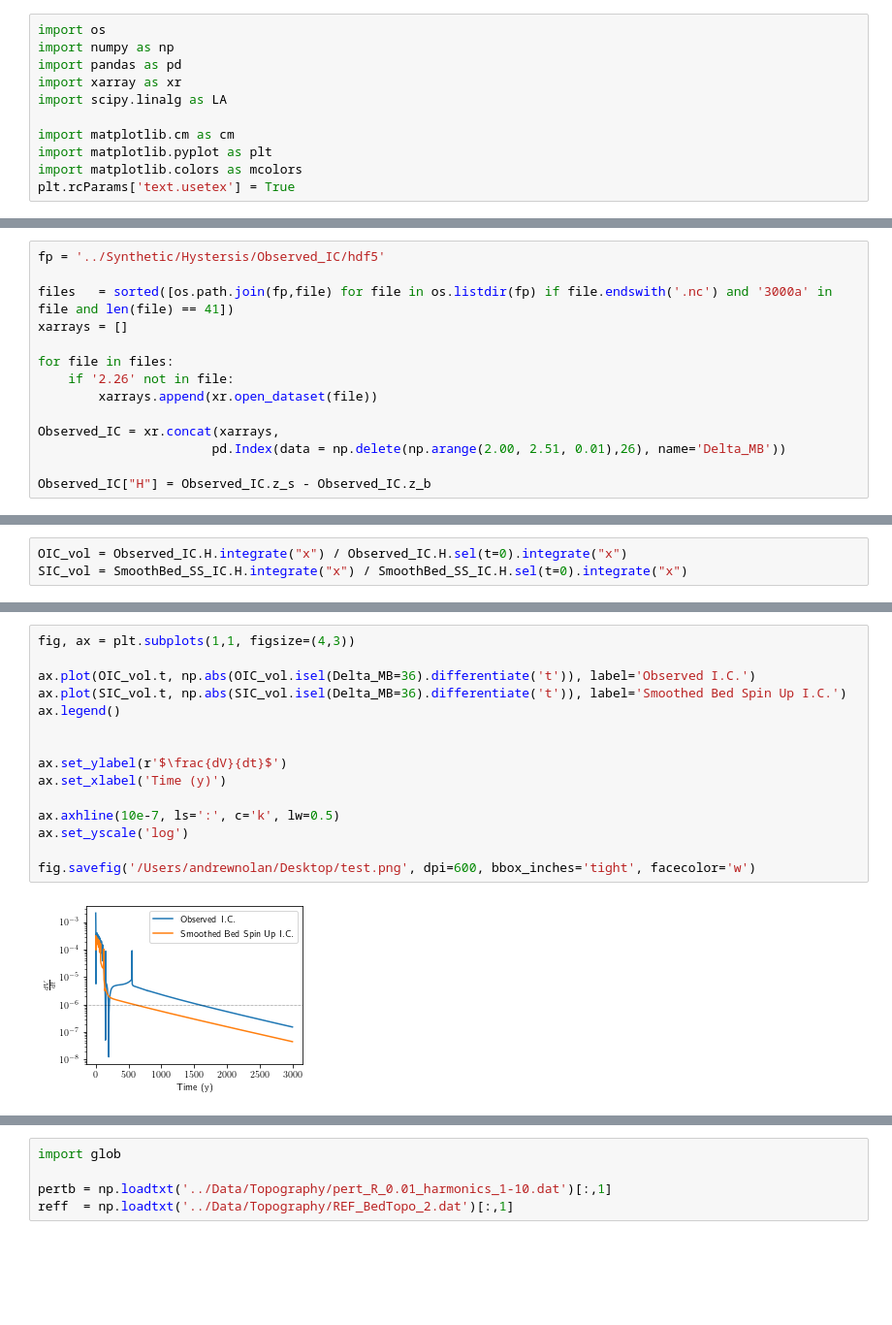
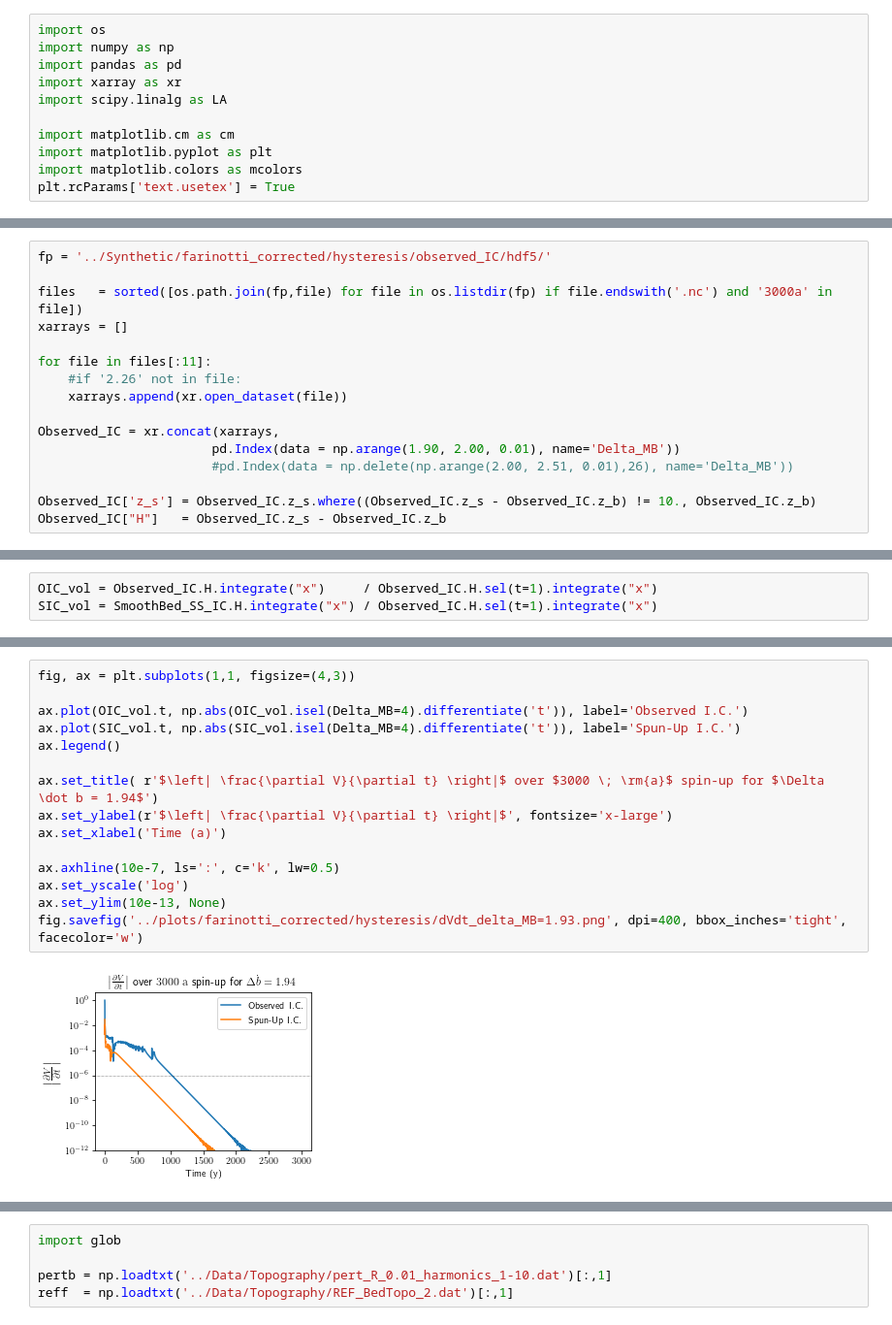
Before and after one commit to andrewdnolan/Harmonic_Beds, a Jupyter notebook: Notebooks/Hysterisis.ipynb, the cells around one changed output, grey strips where cells are left out. Shown at 97% size. Saved outputs shown, nothing was run; the diff lists cells and outputs as text; blank space fills up the shorter version.

```diff
--- a/Notebooks/Hysterisis.ipynb
+++ b/Notebooks/Hysterisis.ipynb
@@ -26,14 +28,16 @@ SmoothBed_SS_IC["H"] = SmoothBed_SS_IC.z_s - SmoothBed_SS_IC.z_b
 # %%
-fp = '../Synthetic/Hystersis/Observed_IC/hdf5'
+fp = '../Synthetic/farinotti_corrected/hysteresis/observed_IC/hdf5/'
 
-files   = sorted([os.path.join(fp,file) for file in os.listdir(fp) if file.endswith('.nc') and '3000a' in file and len(file) == 41])
+files   = sorted([os.path.join(fp,file) for file in os.listdir(fp) if file.endswith('.nc') and '3000a' in file])
 xarrays = []
 
-for file in files:
-    if '2.26' not in file:
-        xarrays.append(xr.open_dataset(file))
+for file in files[:11]:
+    #if '2.26' not in file:
+    xarrays.append(xr.open_dataset(file))
 
 Observed_IC = xr.concat(xarrays,
-                       pd.Index(data = np.delete(np.arange(2.00, 2.51, 0.01),26), name='Delta_MB'))
+                       pd.Index(data = np.arange(1.90, 2.00, 0.01), name='Delta_MB'))
+                       #pd.Index(data = np.delete(np.arange(2.00, 2.51, 0.01),26), name='Delta_MB'))
 
-Observed_IC["H"] = Observed_IC.z_s - Observed_IC.z_b
+Observed_IC['z_s'] = Observed_IC.z_s.where((Observed_IC.z_s - Observed_IC.z_b) != 10., Observed_IC.z_b)
+Observed_IC["H"]   = Observed_IC.z_s - Observed_IC.z_b
@@ -84,3 +44,3 @@ Coordinates:
 # %%
-OIC_vol = Observed_IC.H.integrate("x") / Observed_IC.H.sel(t=0).integrate("x")
-SIC_vol = SmoothBed_SS_IC.H.integrate("x") / SmoothBed_SS_IC.H.sel(t=0).integrate("x")
+OIC_vol = Observed_IC.H.integrate("x")     / Observed_IC.H.sel(t=1).integrate("x")
+SIC_vol = SmoothBed_SS_IC.H.integrate("x") / Observed_IC.H.sel(t=1).integrate("x")
@@ -119,18 +152,18 @@ plt.axhline(1.0, ls=':', c='k', lw=0.5)
 # %%
 fig, ax = plt.subplots(1,1, figsize=(4,3))
 
-ax.plot(OIC_vol.t, np.abs(OIC_vol.isel(Delta_MB=36).differentiate('t')), label='Observed I.C.')
-ax.plot(SIC_vol.t, np.abs(SIC_vol.isel(Delta_MB=36).differentiate('t')), label='Smoothed Bed Spin Up I.C.')
+ax.plot(OIC_vol.t, np.abs(OIC_vol.isel(Delta_MB=4).differentiate('t')), label='Observed I.C.')
+ax.plot(SIC_vol.t, np.abs(SIC_vol.isel(Delta_MB=4).differentiate('t')), label='Spun-Up I.C.')
 ax.legend()
 
-
-ax.set_ylabel(r'$\frac{dV}{dt}$')
-ax.set_xlabel('Time (y)')
+ax.set_title( r'$\left| \frac{\partial V}{\partial t} \right|$ over $3000 \; \rm{a}$ spin-up for $\Delta \dot b = 1.94$')
+ax.set_ylabel(r'$\left| \frac{\partial V}{\partial t} \right|$', fontsize='x-large')
+ax.set_xlabel('Time (a)')
 
 ax.axhline(10e-7, ls=':', c='k', lw=0.5)
 ax.set_yscale('log')
-
-fig.savefig('/Users/andrewnolan/Desktop/test.png', dpi=600, bbox_inches='tight', facecolor='w')
+ax.set_ylim(10e-13, None)
+fig.savefig('../plots/farinotti_corrected/hysteresis/dVdt_delta_MB=1.93.png', dpi=400, bbox_inches='tight', facecolor='w')
 # %% [output]
-[figure, old version]
+[figure, new version]
 # %%
```
Also changed, not shown: parts of 20 cells of this notebook, 9 other files.
